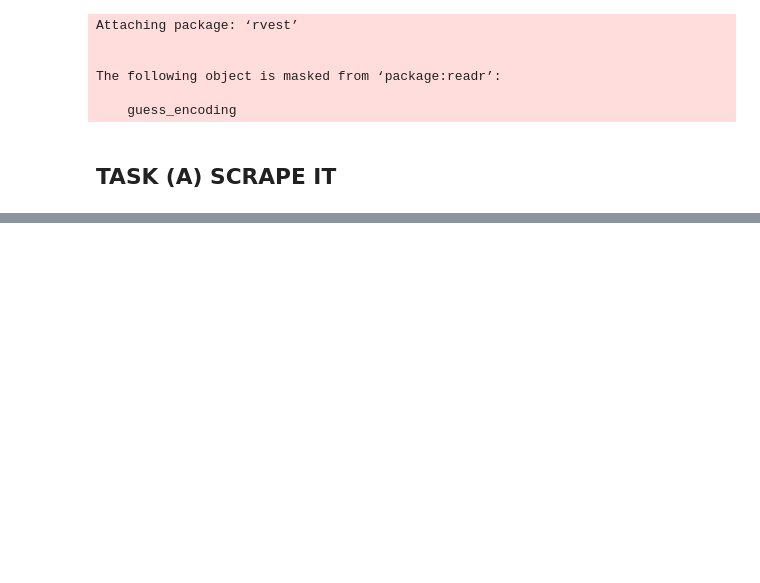
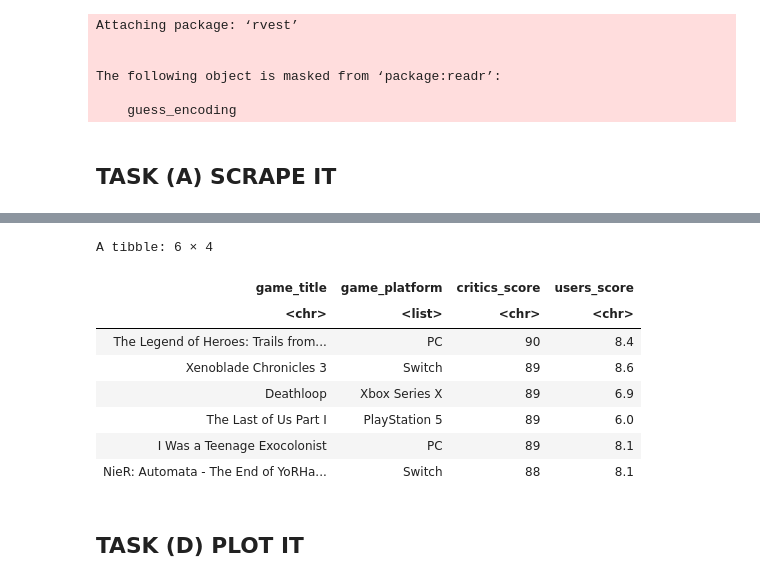
Before and after one commit to beuri97/data201_assignment2, a Jupyter notebook: DATA201_Assignment2_R.ipynb, the cells around one changed output, grey strips where cells are left out. Cells and saved outputs as stored; diff of their text form; code cells hidden in the pictures; blank space fills up the shorter version.

```diff
--- a/DATA201_Assignment2_R.ipynb
+++ b/DATA201_Assignment2_R.ipynb
@@ -246,0 +466,22 @@ A tibble: 6 × 4
+# %%
+# Creates a data frame containing the title of the game, platform, critics and user scores.
+# Then displays the first six rows.
+scores <- tibble(game_title = new_games$title,
+                 game_platform = new_games$platform_name,
+                 critics_score = new_games$meta_score,
+                 users_score = new_games$user_score)
+
+scores %>%
+    head()
+# %% [output]
+A tibble: 6 × 4
+| game_title | game_platform | critics_score | users_score |
+| <chr> | <list> | <chr> | <chr> |
+| The Legend of Heroes: Trails from... | PC | 90 | 8.4 |
+| Xenoblade Chronicles 3 | Switch | 89 | 8.6 |
+| Deathloop | Xbox Series X | 89 | 6.9 |
+| The Last of Us Part I | PlayStation 5 | 89 | 6.0 |
+| I Was a Teenage Exocolonist | PC | 89 | 8.1 |
+| NieR: Automata - The End of YoRHa... | Switch | 88 | 8.1 |
+# %% [markdown]
+<h2>TASK (D) PLOT IT</h2>
```
Also changed, not shown: parts of 38 cells of this notebook, 1 other file.
